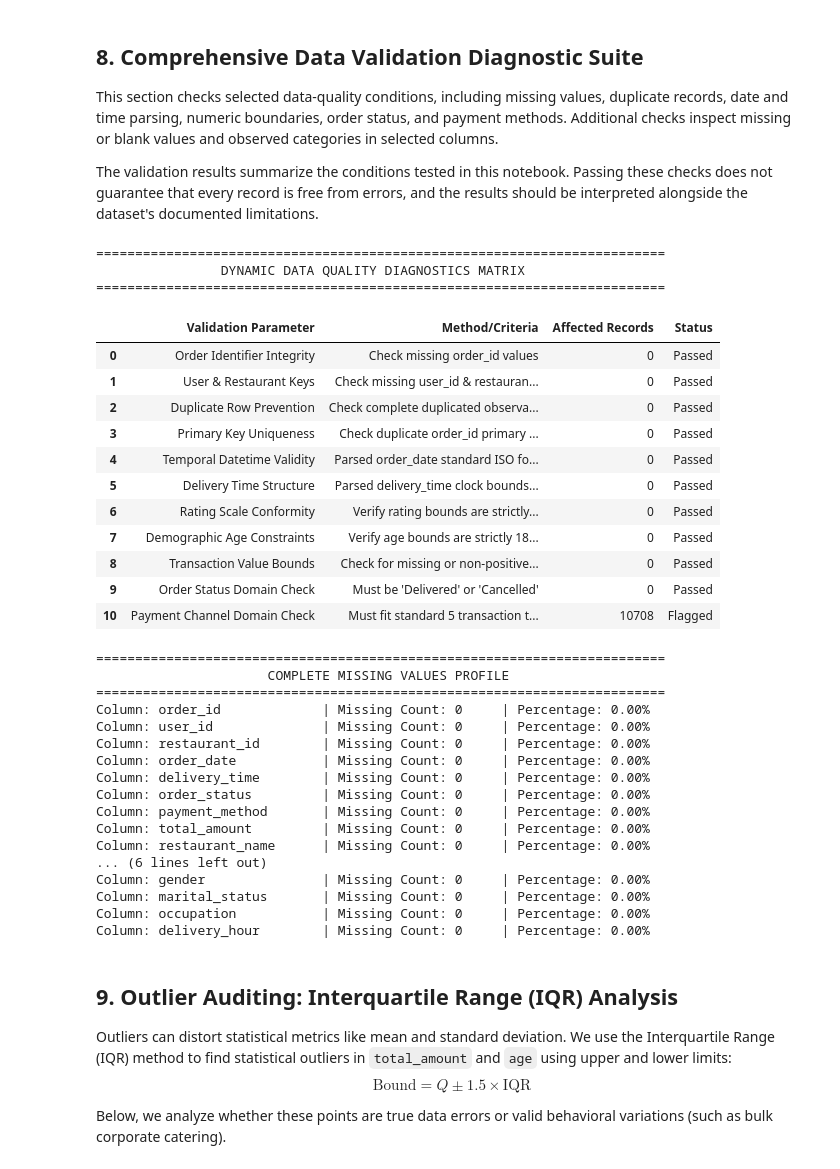
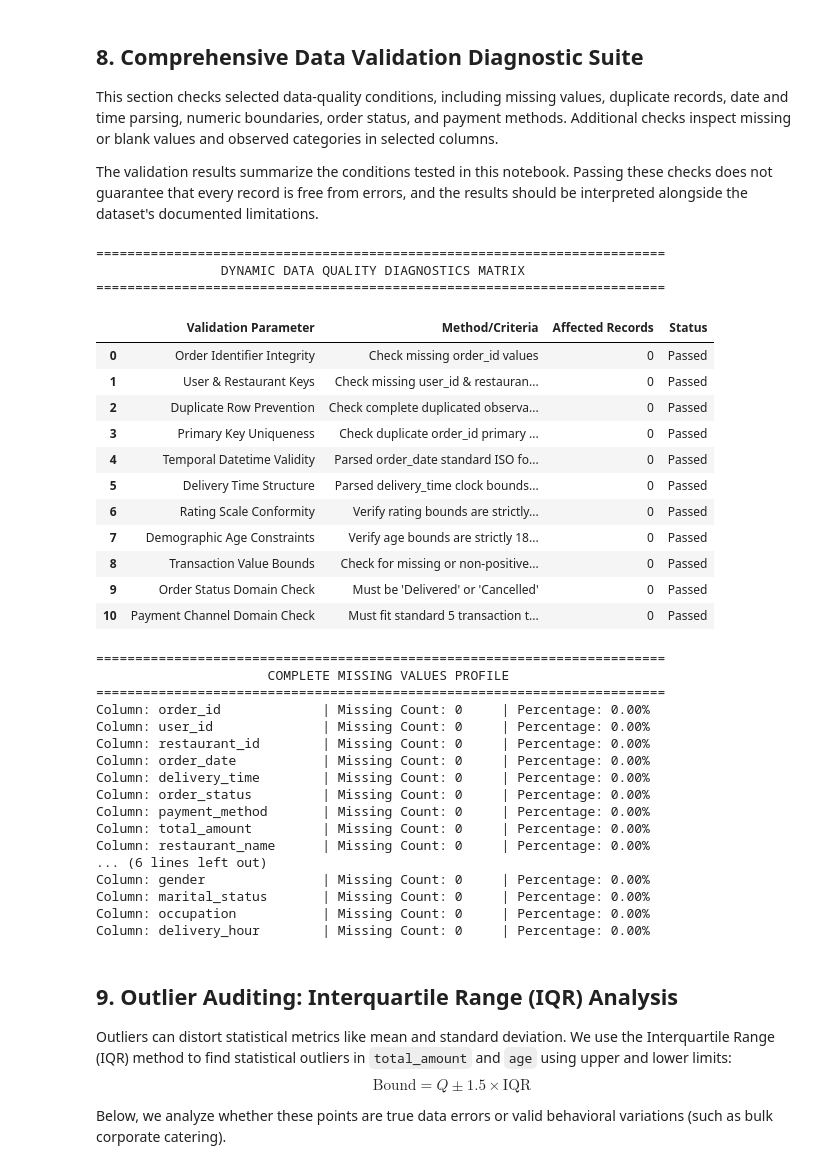
Before and after one commit to pranav662/Food_Delivery_Data_Analysis_FDS_Project, a Jupyter notebook: Food_Delivery_Data_Analysis.ipynb, the cells around one changed output. Cells and saved outputs as stored; diff of their text form; code cells hidden in the pictures.

```diff
--- a/Food_Delivery_Data_Analysis.ipynb
+++ b/Food_Delivery_Data_Analysis.ipynb
@@ -406,7 +406,7 @@ invalid_amounts_count = (df['total_amount'].isna() | (df['total_amount'] <= 0)).
 allowed_statuses = ['Delivered', 'Cancelled']
 invalid_statuses_count = len(df[~df['order_status'].isin(allowed_statuses)])
 
-allowed_payments = [ 'UPI', 'Credit Card' , 'Debit Card' , 'Wallet' , 'COD' ]
+allowed_payments = [ 'UPI', 'Credit Card' , 'Debit Card' , 'Wallet' , 'Cash on Delivery' ]
 invalid_payments_count = (~df['payment_method'].isin(allowed_payments)).sum()
 # Build Dynamic Diagnostics Matrix
 validation_tests = [
@@ -477,34 +477,34 @@ validation_tests = [
         "Status": "Passed" if invalid_payments_count == 0 else "Flagged"
     }
 ]
 
 diagnostics_summary_df = pd.DataFrame(validation_tests)
 print("=========================================================================")
 print("                DYNAMIC DATA QUALITY DIAGNOSTICS MATRIX                  ")
 print("=========================================================================")
 display(diagnostics_summary_df)
 
 print("\n=========================================================================")
 print("                      COMPLETE MISSING VALUES PROFILE                    ")
 print("=========================================================================")
 for col, val in missing_by_column.items():
     print(f"Column: {col:<20} | Missing Count: {val:<5} | Percentage: {(val/len(df))*100:.2f}%")
 # %% [output]
 =========================================================================
                 DYNAMIC DATA QUALITY DIAGNOSTICS MATRIX
 =========================================================================
 |  | Validation Parameter | Method/Criteria | Affected Records | Status |
 | 0 | Order Identifier Integrity | Check missing order_id values | 0 | Passed |
 | 1 | User & Restaurant Keys | Check missing user_id & restauran... | 0 | Passed |
 | 2 | Duplicate Row Prevention | Check complete duplicated observa... | 0 | Passed |
 | 3 | Primary Key Uniqueness | Check duplicate order_id primary ... | 0 | Passed |
 | 4 | Temporal Datetime Validity | Parsed order_date standard ISO fo... | 0 | Passed |
 | 5 | Delivery Time Structure | Parsed delivery_time clock bounds... | 0 | Passed |
 | 6 | Rating Scale Conformity | Verify rating bounds are strictly... | 0 | Passed |
 | 7 | Demographic Age Constraints | Verify age bounds are strictly 18... | 0 | Passed |
 | 8 | Transaction Value Bounds | Check for missing or non-positive... | 0 | Passed |
 | 9 | Order Status Domain Check | Must be 'Delivered' or 'Cancelled' | 0 | Passed |
-| 10 | Payment Channel Domain Check | Must fit standard 5 transaction t... | 10708 | Flagged |
+| 10 | Payment Channel Domain Check | Must fit standard 5 transaction t... | 0 | Passed |
 =========================================================================
                       COMPLETE MISSING VALUES PROFILE
 =========================================================================
```
Also changed, not shown: parts of 3 cells of this notebook.
